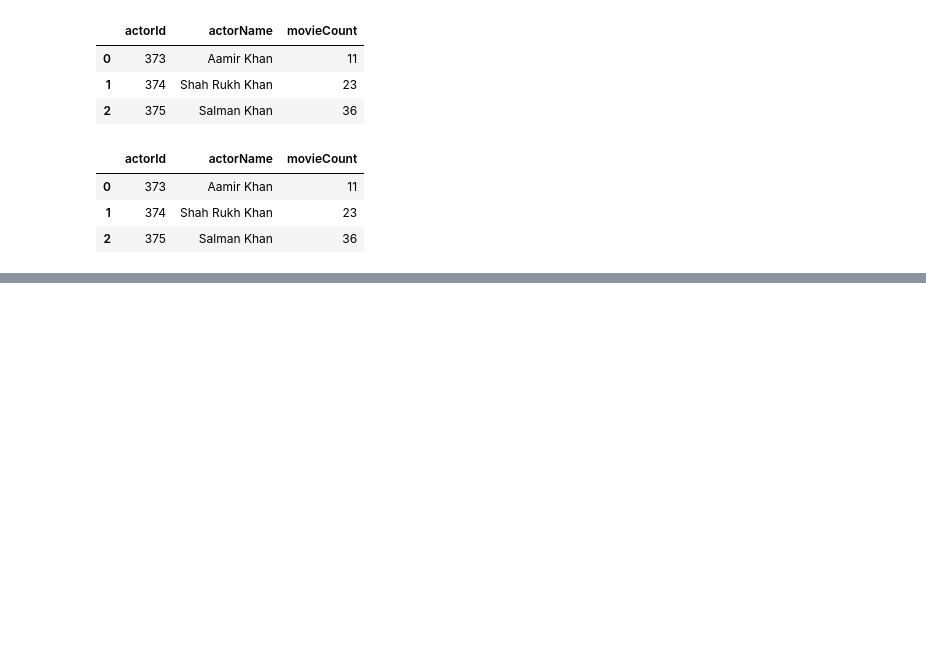
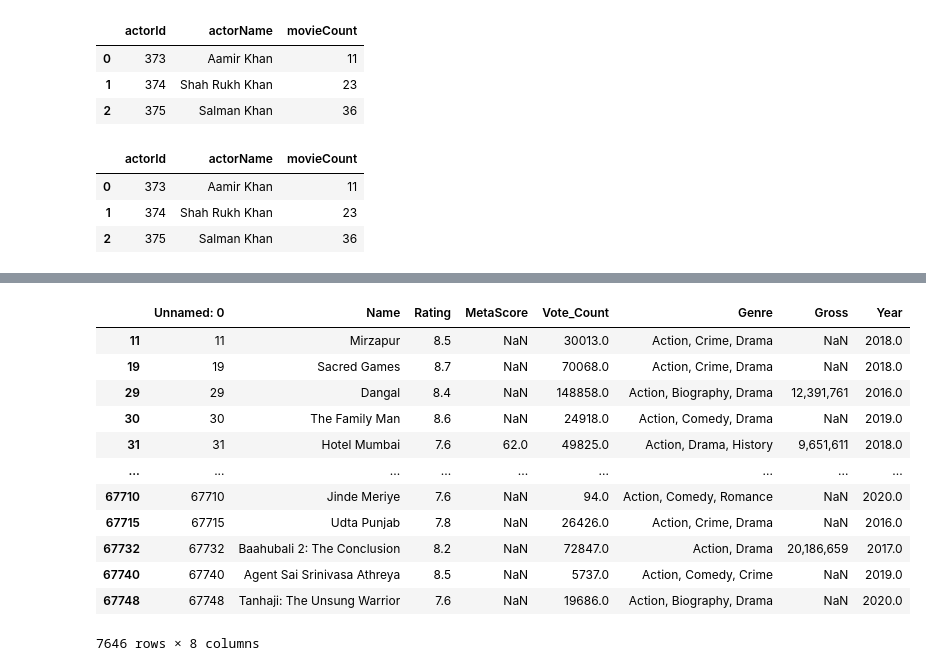
Before and after one commit to anikdas10/pandas, a Jupyter notebook: pandas_dataFrame.ipynb, the cells around one changed output, grey strips where cells are left out. Drawn from its saved outputs; the diff is of its cells as text; code cells hidden in the pictures; blank space fills up the shorter version.

```diff
--- a/pandas_dataFrame.ipynb
+++ b/pandas_dataFrame.ipynb
@@ -395,0 +447,20 @@ movies.loc[0:2, "actorId":"movieCount"]
+# %%
+# Action Movies with higher than 7.5 rating
+movie_imdb[
+    (movie_imdb["Genre"].fillna("").str.split(",").apply(lambda x: "Action" in x))
+    & (movie_imdb["Rating"] > 7.5)
+]
+# %% [output]
+|  | Unnamed: 0 | Name | Rating | MetaScore | Vote_Count | Genre | Gross | Year |
+| 11 | 11 | Mirzapur | 8.5 | NaN | 30013.0 | Action, Crime, Drama | NaN | 2018.0 |
+| 19 | 19 | Sacred Games | 8.7 | NaN | 70068.0 | Action, Crime, Drama | NaN | 2018.0 |
+| 29 | 29 | Dangal | 8.4 | NaN | 148858.0 | Action, Biography, Drama | 12,391,761 | 2016.0 |
+| 30 | 30 | The Family Man | 8.6 | NaN | 24918.0 | Action, Comedy, Drama | NaN | 2019.0 |
+| 31 | 31 | Hotel Mumbai | 7.6 | 62.0 | 49825.0 | Action, Drama, History | 9,651,611 | 2018.0 |
+| ... | ... | ... | ... | ... | ... | ... | ... | ... |
+| 67710 | 67710 | Jinde Meriye | 7.6 | NaN | 94.0 | Action, Comedy, Romance | NaN | 2020.0 |
+| 67715 | 67715 | Udta Punjab | 7.8 | NaN | 26426.0 | Action, Crime, Drama | NaN | 2016.0 |
+| 67732 | 67732 | Baahubali 2: The Conclusion | 8.2 | NaN | 72847.0 | Action, Drama | 20,186,659 | 2017.0 |
+| 67740 | 67740 | Agent Sai Srinivasa Athreya | 8.5 | NaN | 5737.0 | Action, Comedy, Crime | NaN | 2019.0 |
+| 67748 | 67748 | Tanhaji: The Unsung Warrior | 7.6 | NaN | 19686.0 | Action, Biography, Drama | NaN | 2020.0 |
+7646 rows × 8 columns
```
Also changed, not shown: parts of 14 cells of this notebook, 5 other files.
